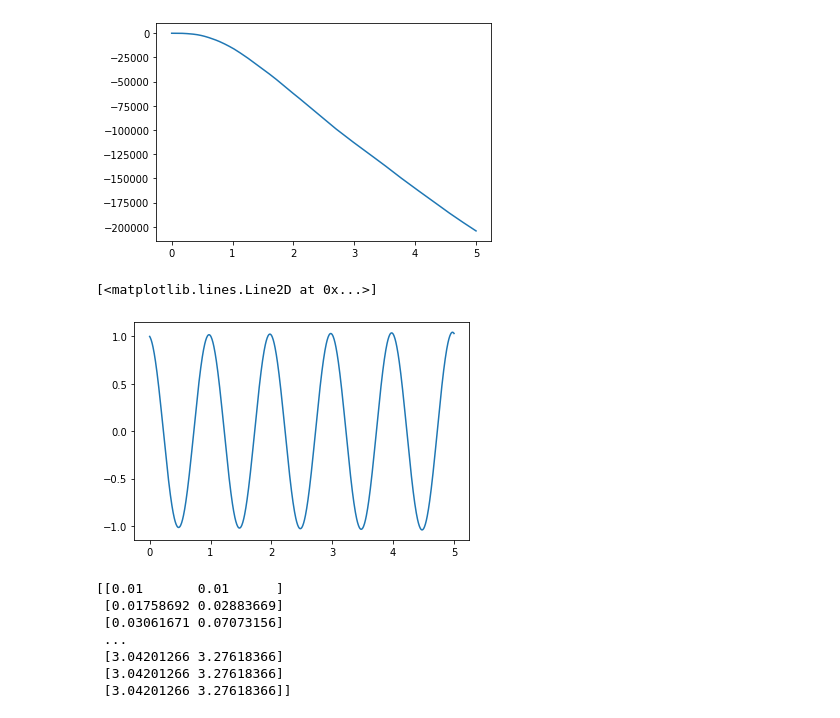
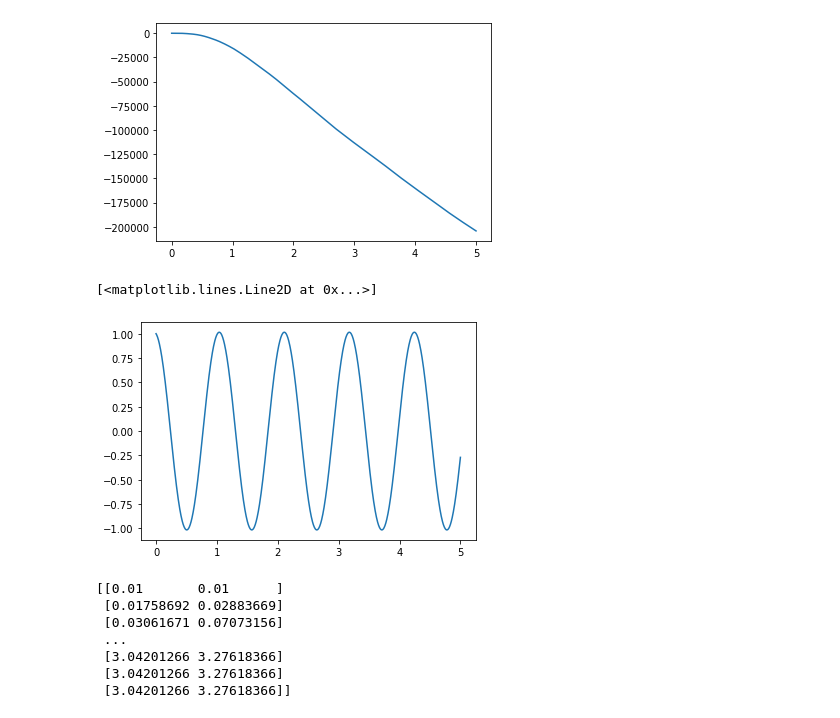
Before and after one commit to premkirpal/Lecture-notes, a Jupyter notebook: Exercise 20 - Pendulum with RK.ipynb, the cells around one changed output. Saved outputs shown, nothing was run; the diff lists cells and outputs as text; code cells hidden in the pictures.

```diff
--- a/Exercise 20 - Pendulum with RK.ipynb
+++ b/Exercise 20 - Pendulum with RK.ipynb
@@ -91,35 +91,35 @@ plt.plot(t,y[:,0])
 
 import numpy as np
 import matplotlib.pyplot as plt
 
 omega = 2*np.pi
 t0=0
 tf=5
 
 def f(t,y):
   y1,y2=y
   return np.array([y2,-omega**2*np.sin(y1)])
 
 theta0=1
 y0=np.array([0.01,0])
 t0=0
 tf=5
 N=1000
 
 t=np.linspace(t0,tf,N+1)
 h=t[0]-t[1]
 y=np.zeros((N+1,2))
 y[0]=1
 
 for i in range(N):
   ti=t[i]
   yi=y[i]
-  y[i+1]=yi+f((ti+h/2),(yi+h/2*f(ti,yi))*h)
+  y[i+1]=yi+h*((1/2)*(f(ti,yi) +f((ti+h),(yi+h*(f(ti,yi))))))
 
 plt.plot(t,y[:,0])
 # %% [output]
 [<matplotlib.lines.Line2D at 0x...>]
-[figure, old version]
+[figure, new version]
 # %%
 #### RK4 METHOD####
 ####################
```
